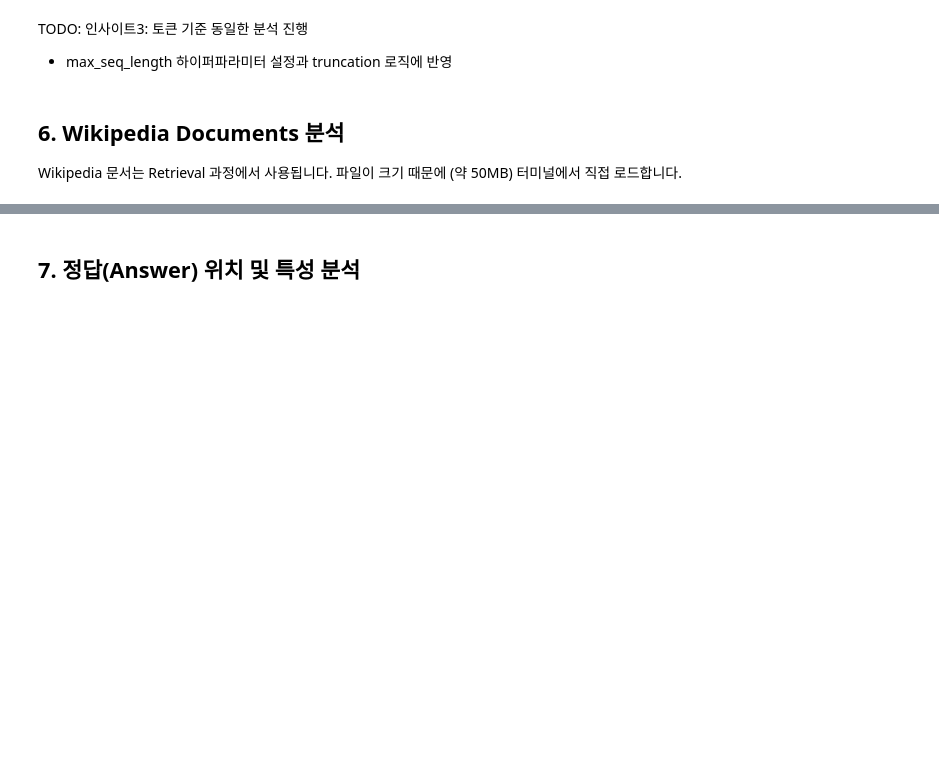
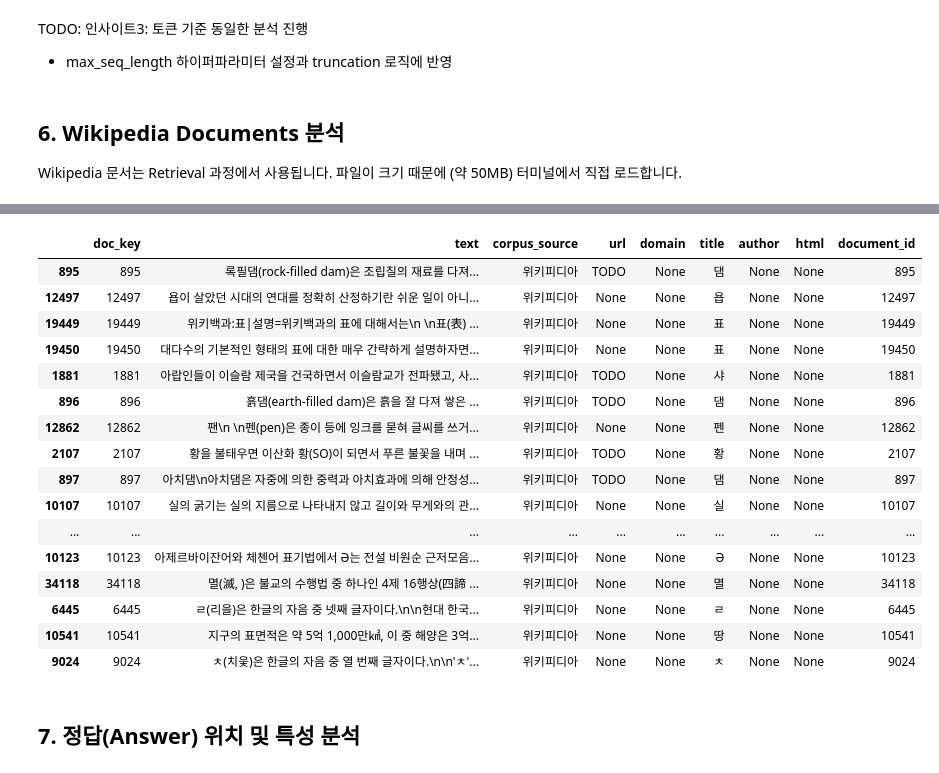
Before and after one commit to boostcampaitech8/pro-nlp-mrc-nlp-09, a Jupyter notebook: notebooks/EDA_data.ipynb, the cells around one changed output, grey strips where cells are left out. Drawn from its saved outputs; the diff is of its cells as text; code cells hidden in the pictures; blank space fills up the shorter version.

```diff
--- a/notebooks/EDA_data.ipynb
+++ b/notebooks/EDA_data.ipynb
@@ -1224,3 +1597,26 @@ Wikipedia 문서 샘플:
+# %%
+# TODO: 전처리 아이디어: title에 아무 의미없는 노이즈는 없지만 초성 ㅈ, ㅇ, 그리스 문자등은 행제거하는게 나을 수도 있어 보임
+# 정답까지 분석 후 진행
+
+wiki_df[wiki_df["title"].str.len() <= 1].sample(30)
+# %% [output]
+|  | doc_key | text | corpus_source | url | domain | title | author | html | document_id |
+| 895 | 895 | 록필댐(rock-filled dam)은 조립질의 재료를 다져... | 위키피디아 | TODO | None | 댐 | None | None | 895 |
+| 12497 | 12497 | 욥이 살았던 시대의 연대를 정확히 산정하기란 쉬운 일이 아니... | 위키피디아 | None | None | 욥 | None | None | 12497 |
+| 19449 | 19449 | 위키백과:표|설명=위키백과의 표에 대해서는\n \n표(表) ... | 위키피디아 | None | None | 표 | None | None | 19449 |
+| 19450 | 19450 | 대다수의 기본적인 형태의 표에 대한 매우 간략하게 설명하자면... | 위키피디아 | None | None | 표 | None | None | 19450 |
+| 1881 | 1881 | 아랍인들이 이슬람 제국을 건국하면서 이슬람교가 전파됐고, 사... | 위키피디아 | TODO | None | 샤 | None | None | 1881 |
+| 896 | 896 | 흙댐(earth-filled dam)은 흙을 잘 다져 쌓은 ... | 위키피디아 | TODO | None | 댐 | None | None | 896 |
+| 12862 | 12862 | 팬\n \n펜(pen)은 종이 등에 잉크를 묻혀 글씨를 쓰거... | 위키피디아 | None | None | 펜 | None | None | 12862 |
+| 2107 | 2107 | 황을 불태우면 이산화 황(SO)이 되면서 푸른 불꽃을 내며 ... | 위키피디아 | TODO | None | 황 | None | None | 2107 |
+| 897 | 897 | 아치댐\n아치댐은 자중에 의한 중력과 아치효과에 의해 안정성... | 위키피디아 | TODO | None | 댐 | None | None | 897 |
+| 10107 | 10107 | 실의 굵기는 실의 지름으로 나타내지 않고 길이와 무게와의 관... | 위키피디아 | None | None | 실 | None | None | 10107 |
+| ... | ... | ... | ... | ... | ... | ... | ... | ... | ... |
+| 10123 | 10123 | 아제르바이잔어와 체첸어 표기법에서 Ə는 전설 비원순 근저모음... | 위키피디아 | None | None | Ə | None | None | 10123 |
+| 34118 | 34118 | 멸(滅, )은 불교의 수행법 중 하나인 4제 16행상(四諦 ... | 위키피디아 | None | None | 멸 | None | None | 34118 |
+| 6445 | 6445 | ㄹ(리을)은 한글의 자음 중 넷째 글자이다.\n\n현대 한국... | 위키피디아 | None | None | ㄹ | None | None | 6445 |
+| 10541 | 10541 | 지구의 표면적은 약 5억 1,000만㎢, 이 중 해양은 3억... | 위키피디아 | None | None | 땅 | None | None | 10541 |
+| 9024 | 9024 | ㅊ(치읓)은 한글의 자음 중 열 번째 글자이다.\n\n'ㅊ'... | 위키피디아 | None | None | ㅊ | None | None | 9024 |
 # %% [markdown]
 ## 7. 정답(Answer) 위치 및 특성 분석
 # %%
```
Also changed, not shown: parts of 16 cells of this notebook.
